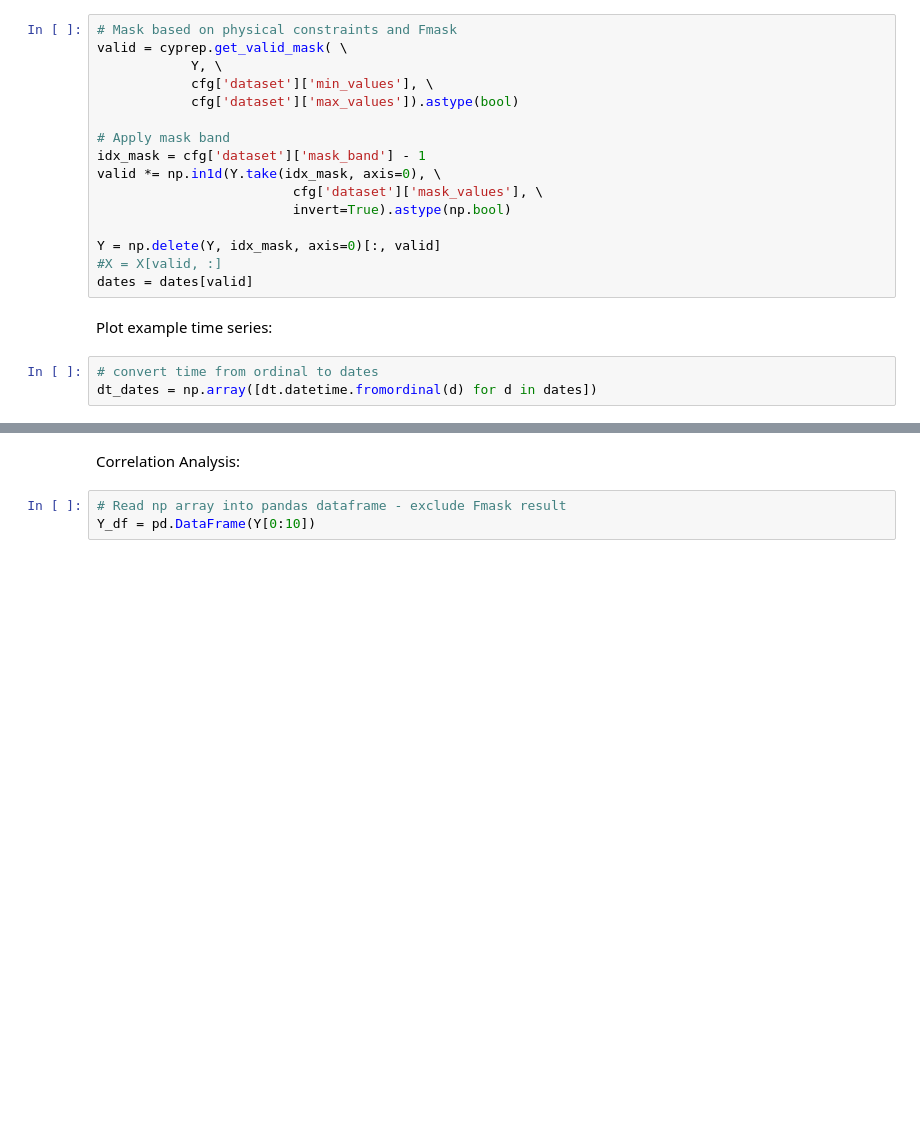
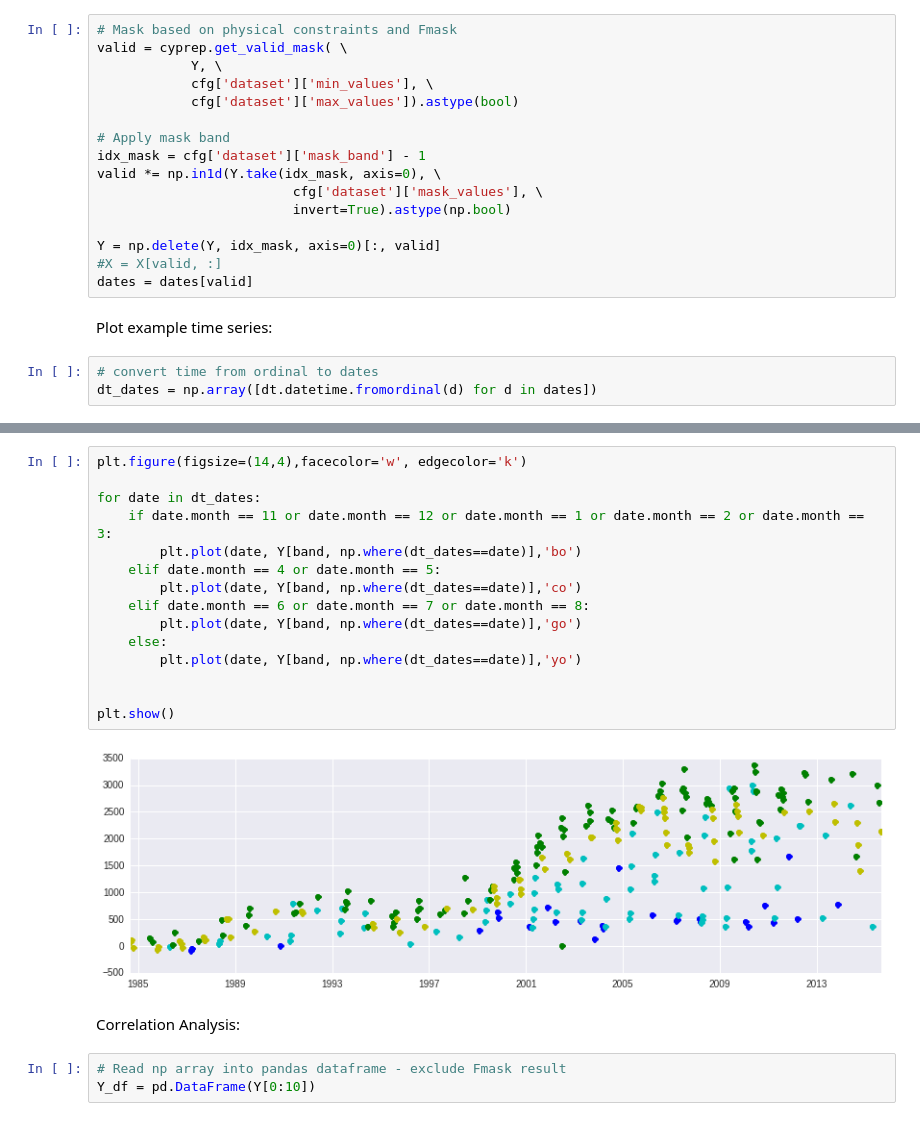
Before and after one commit to valpasq/notebooks, a Jupyter notebook: Correlation.ipynb, the cells around one changed output, grey strips where cells are left out. Drawn from its saved outputs; the diff is of its cells as text; blank space fills up the shorter version.

```diff
--- a/Correlation.ipynb
+++ b/Correlation.ipynb
@@ -87,3 +92,20 @@ plt.show()
+# %%
+plt.figure(figsize=(14,4),facecolor='w', edgecolor='k')
+
+for date in dt_dates:
+    if date.month == 11 or date.month == 12 or date.month == 1 or date.month == 2 or date.month == 3:
+        plt.plot(date, Y[band, np.where(dt_dates==date)],'bo')
+    elif date.month == 4 or date.month == 5:
+        plt.plot(date, Y[band, np.where(dt_dates==date)],'co')
+    elif date.month == 6 or date.month == 7 or date.month == 8:
+        plt.plot(date, Y[band, np.where(dt_dates==date)],'go')
+    else:
+        plt.plot(date, Y[band, np.where(dt_dates==date)],'yo')
+
+
+plt.show()
+# %% [output]
+[figure, added]
 # %% [markdown]
 Correlation Analysis:
 # %%
```
Also changed, not shown: parts of 7 cells of this notebook.
